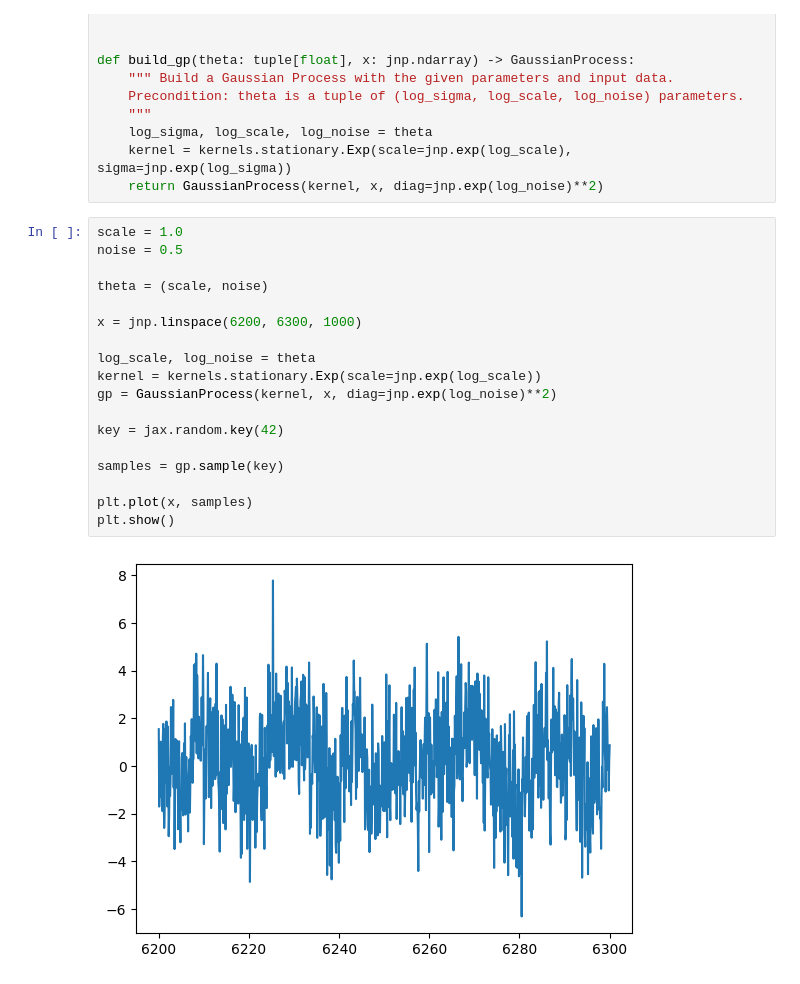
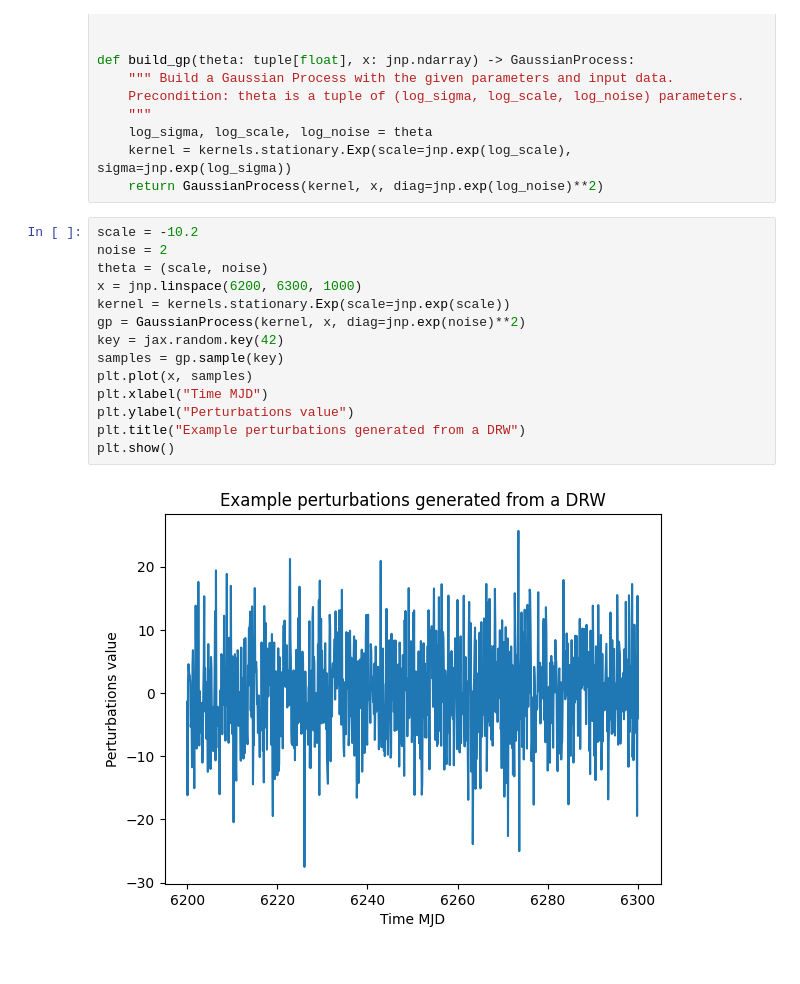
Before and after one commit to Zoe-Au/cosmographi, a Jupyter notebook: src/cosmographi/source/alpha_callibration.ipynb, the cells around one changed output. Drawn from its saved outputs; the diff is of its cells as text.

```diff
--- a/src/cosmographi/source/alpha_callibration.ipynb
+++ b/src/cosmographi/source/alpha_callibration.ipynb
@@ -496,22 +497,18 @@ def build_gp(theta: tuple[float], x: jnp.ndarray) -> GaussianProcess:
     kernel = kernels.stationary.Exp(scale=jnp.exp(log_scale), sigma=jnp.exp(log_sigma))
     return GaussianProcess(kernel, x, diag=jnp.exp(log_noise)**2)
 # %%
-scale = 1.0
-noise = 0.5
-
+scale = -10.2
+noise = 2
 theta = (scale, noise)
-
 x = jnp.linspace(6200, 6300, 1000)
-
-log_scale, log_noise = theta
-kernel = kernels.stationary.Exp(scale=jnp.exp(log_scale))
-gp = GaussianProcess(kernel, x, diag=jnp.exp(log_noise)**2)
-
+kernel = kernels.stationary.Exp(scale=jnp.exp(scale))
+gp = GaussianProcess(kernel, x, diag=jnp.exp(noise)**2)
 key = jax.random.key(42)
-
 samples = gp.sample(key)
-
 plt.plot(x, samples)
+plt.xlabel("Time MJD")
+plt.ylabel("Perturbations value")
+plt.title("Example perturbations generated from a DRW")
 plt.show()
 # %% [output]
-[figure, old version]
+[figure, new version]
```
Also changed, not shown: parts of 22 cells of this notebook, 26 other files.
